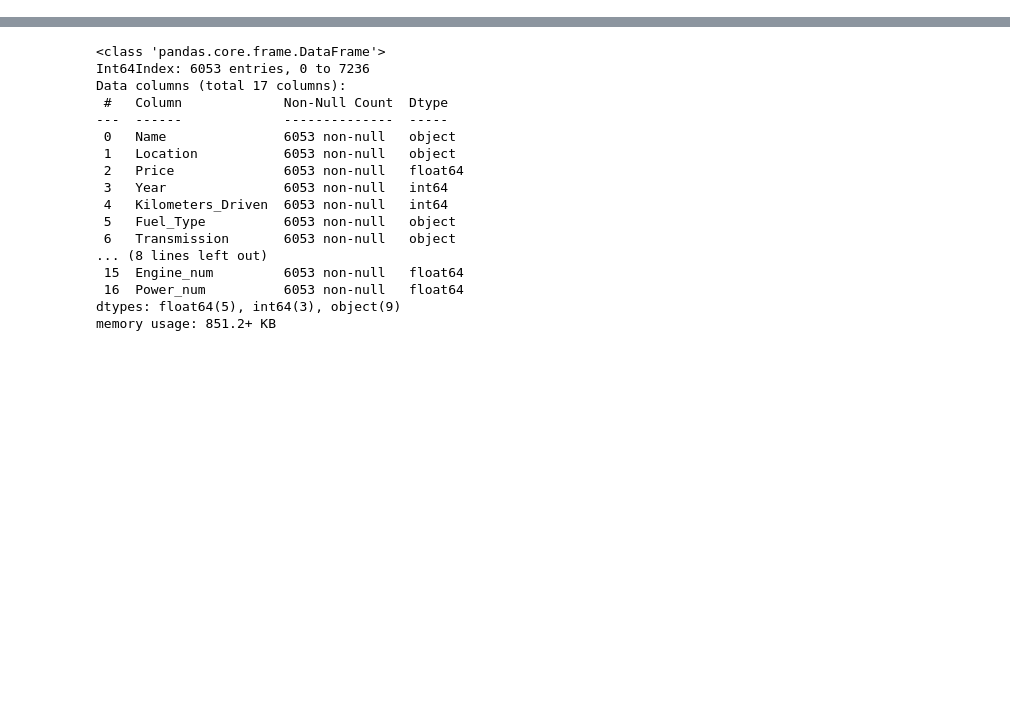
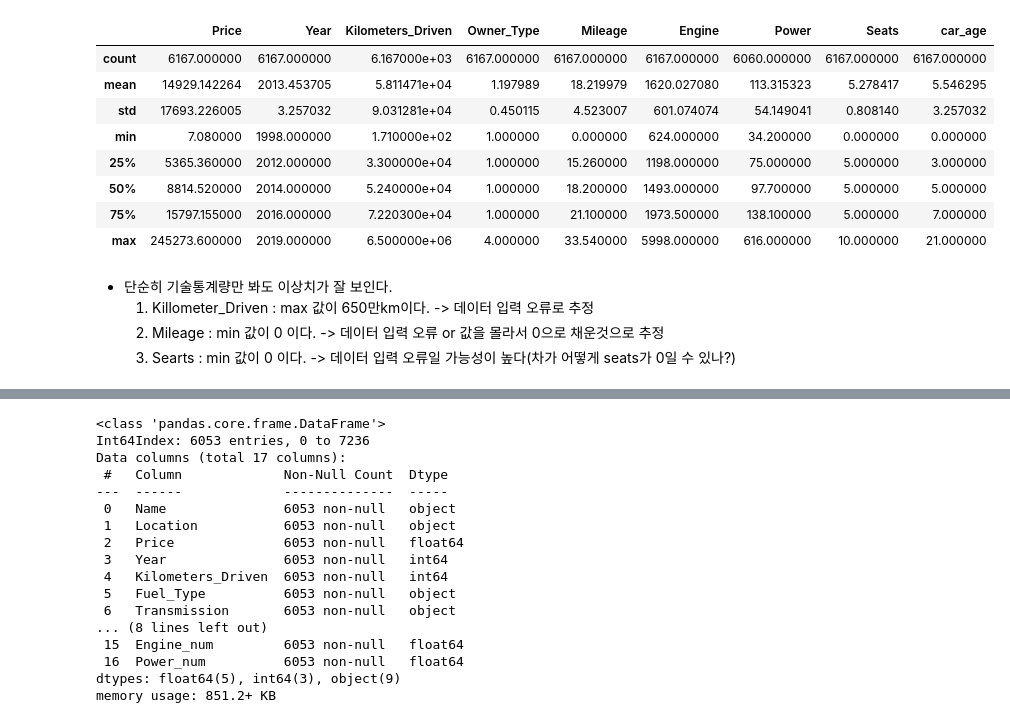
Before and after one commit to Junkyu-psc/posco-academy-30th-python-project, a Jupyter notebook: Dohyeong Kim/intergrated_practice/make_new_parameter.ipynb, the cells around one changed output, grey strips where cells are left out. Cells and saved outputs as stored; diff of their text form; code cells hidden in the pictures; blank space fills up the shorter version.

```diff
--- a/Dohyeong Kim/intergrated_practice/make_new_parameter.ipynb
+++ b/Dohyeong Kim/intergrated_practice/make_new_parameter.ipynb
@@ -74,0 +218,17 @@ memory usage: 678.1+ KB
+# %%
+df_raw_price.describe()
+# %% [output]
+|  | Price | Year | Kilometers_Driven | Owner_Type | Mileage | Engine | Power | Seats | car_age |
+| count | 6167.000000 | 6167.000000 | 6.167000e+03 | 6167.000000 | 6167.000000 | 6167.000000 | 6060.000000 | 6167.000000 | 6167.000000 |
+| mean | 14929.142264 | 2013.453705 | 5.811471e+04 | 1.197989 | 18.219979 | 1620.027080 | 113.315323 | 5.278417 | 5.546295 |
+| std | 17693.226005 | 3.257032 | 9.031281e+04 | 0.450115 | 4.523007 | 601.074074 | 54.149041 | 0.808140 | 3.257032 |
+| min | 7.080000 | 1998.000000 | 1.710000e+02 | 1.000000 | 0.000000 | 624.000000 | 34.200000 | 0.000000 | 0.000000 |
+| 25% | 5365.360000 | 2012.000000 | 3.300000e+04 | 1.000000 | 15.260000 | 1198.000000 | 75.000000 | 5.000000 | 3.000000 |
+| 50% | 8814.520000 | 2014.000000 | 5.240000e+04 | 1.000000 | 18.200000 | 1493.000000 | 97.700000 | 5.000000 | 5.000000 |
+| 75% | 15797.155000 | 2016.000000 | 7.220300e+04 | 1.000000 | 21.100000 | 1973.500000 | 138.100000 | 5.000000 | 7.000000 |
+| max | 245273.600000 | 2019.000000 | 6.500000e+06 | 4.000000 | 33.540000 | 5998.000000 | 616.000000 | 10.000000 | 21.000000 |
+# %% [markdown]
+* 단순히 기술통계량만 봐도 이상치가 잘 보인다.
+    1. Killometer_Driven : max 값이 650만km이다. -> 데이터 입력 오류로 추정
+    2. Mileage : min 값이 0 이다. -> 데이터 입력 오류 or 값을 몰라서 0으로 채운것으로 추정
+    3. Searts : min 값이 0 이다. -> 데이터 입력 오류일 가능성이 높다(차가 어떻게 seats가 0일 수 있나?)
```
Also changed, not shown: parts of 24 cells of this notebook, 2 other files.
